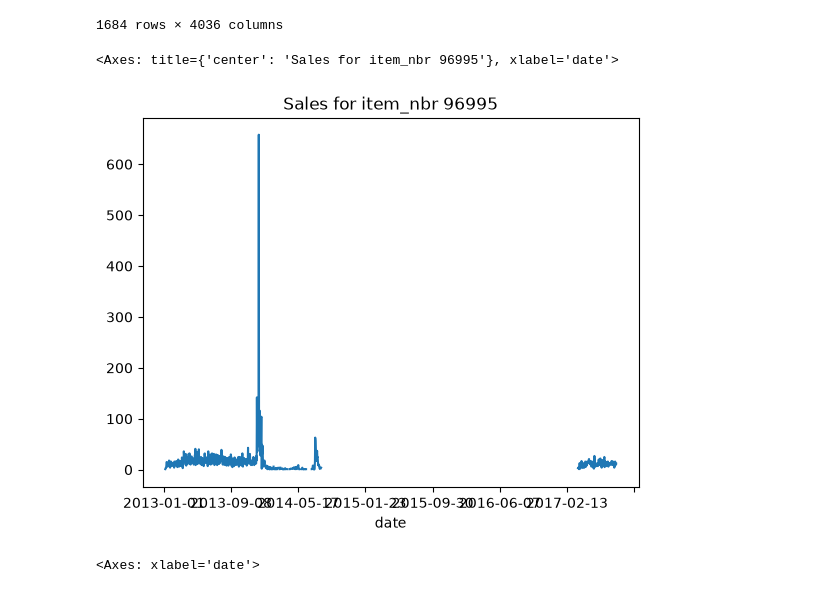
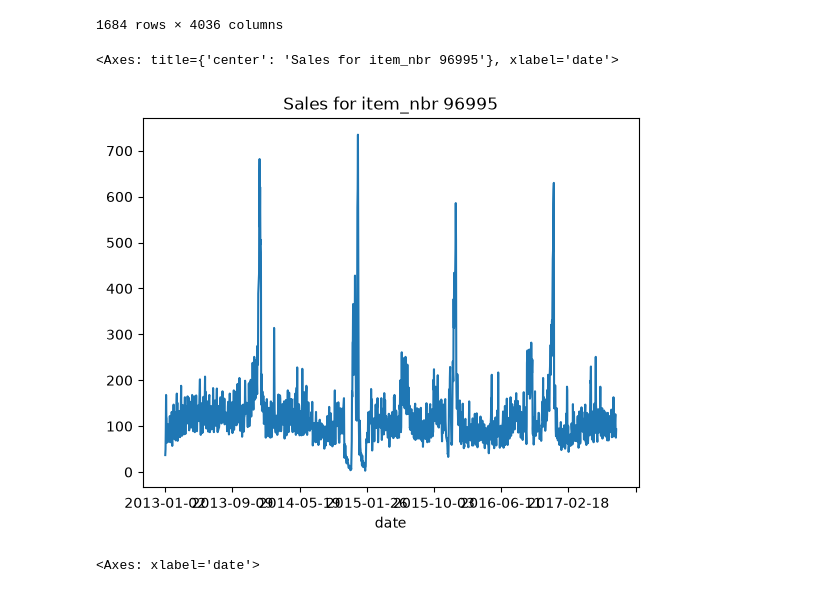
Before and after one commit to tlebon/dsr-competition, a Jupyter notebook: notebooks/data-first-analysis.ipynb, the cells around one changed output. Drawn from its saved outputs; the diff is of its cells as text; code cells hidden in the pictures.

Commit message:
feat: sample submission and cleaned

```diff
--- a/notebooks/data-first-analysis.ipynb
+++ b/notebooks/data-first-analysis.ipynb
@@ -88,5 +28,9 @@ submission.to_csv("submission.csv", index=False)
 # %%
-wide.n
+wide.columns.name = 'item_nbr'
+wide.columns = wide.columns.astype(np.int32)
+
+wide.to_parquet('../data/cleaned/by_item_nbr.parquet')
+wide
 # %% [output]
 | item_nbr | 96995 | 99197 | 103501 | 103520 | 103665 | 105574 | 105575 | 105576 | 105577 | 105693 | ... | ... |
 | date |  |  |  |  |  |  |  |  |  |  |  | ... |
@@ -104,10 +48,10 @@ wide.n
 1684 rows × 4036 columns
 # %%
 # wide[96995].plot(title="Sales for item_nbr 96995")
-wide[96995].dropna()
+wide[103520].dropna().plot(title="Sales for item_nbr 96995")
 # %% [output]
 <Axes: title={'center': 'Sales for item_nbr 96995'}, xlabel='date'>
-[figure, old version]
+[figure, new version]
 # %%
 wide_plot = wide.plot(legend=False)
 wide_plot
```
Also changed, not shown: parts of 3 cells of this notebook, 5 other files.
